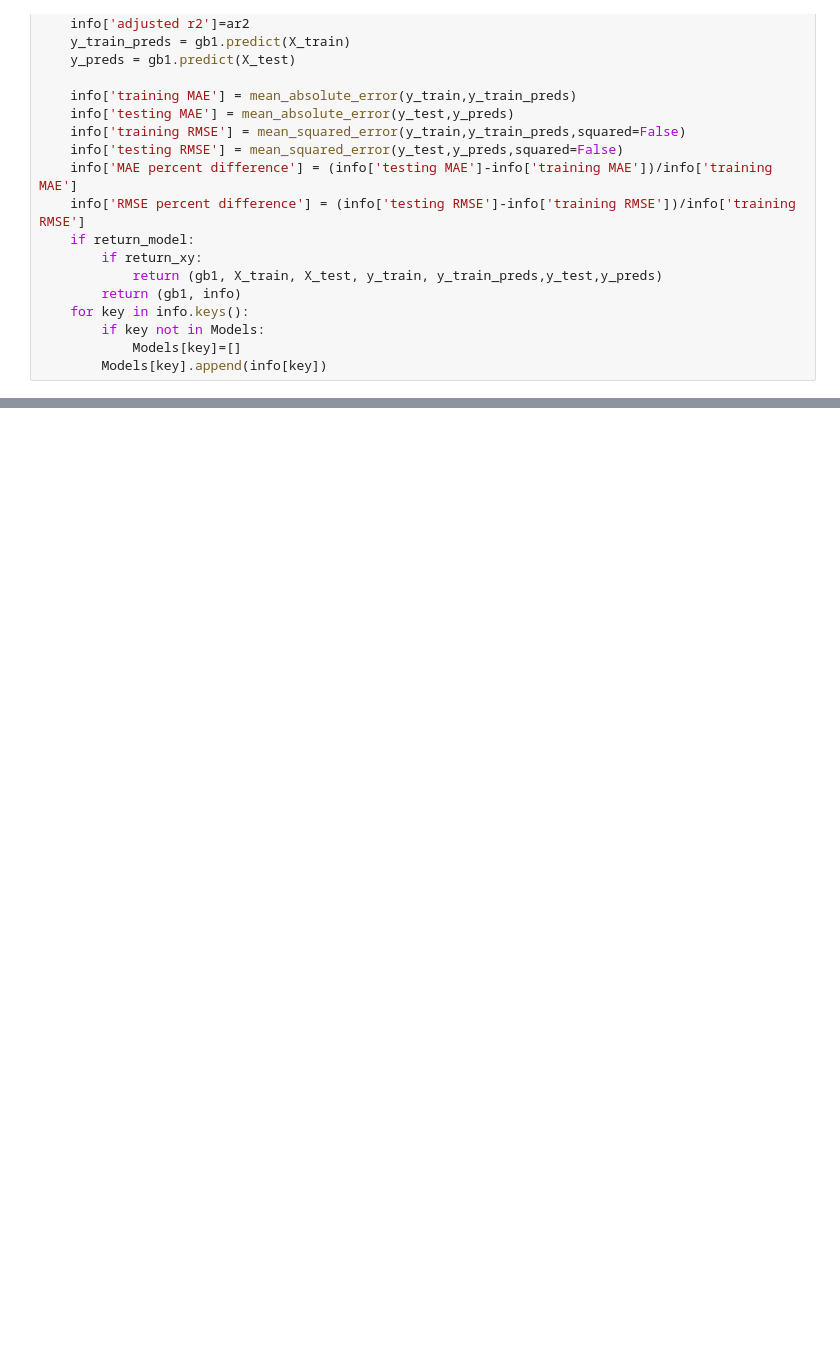
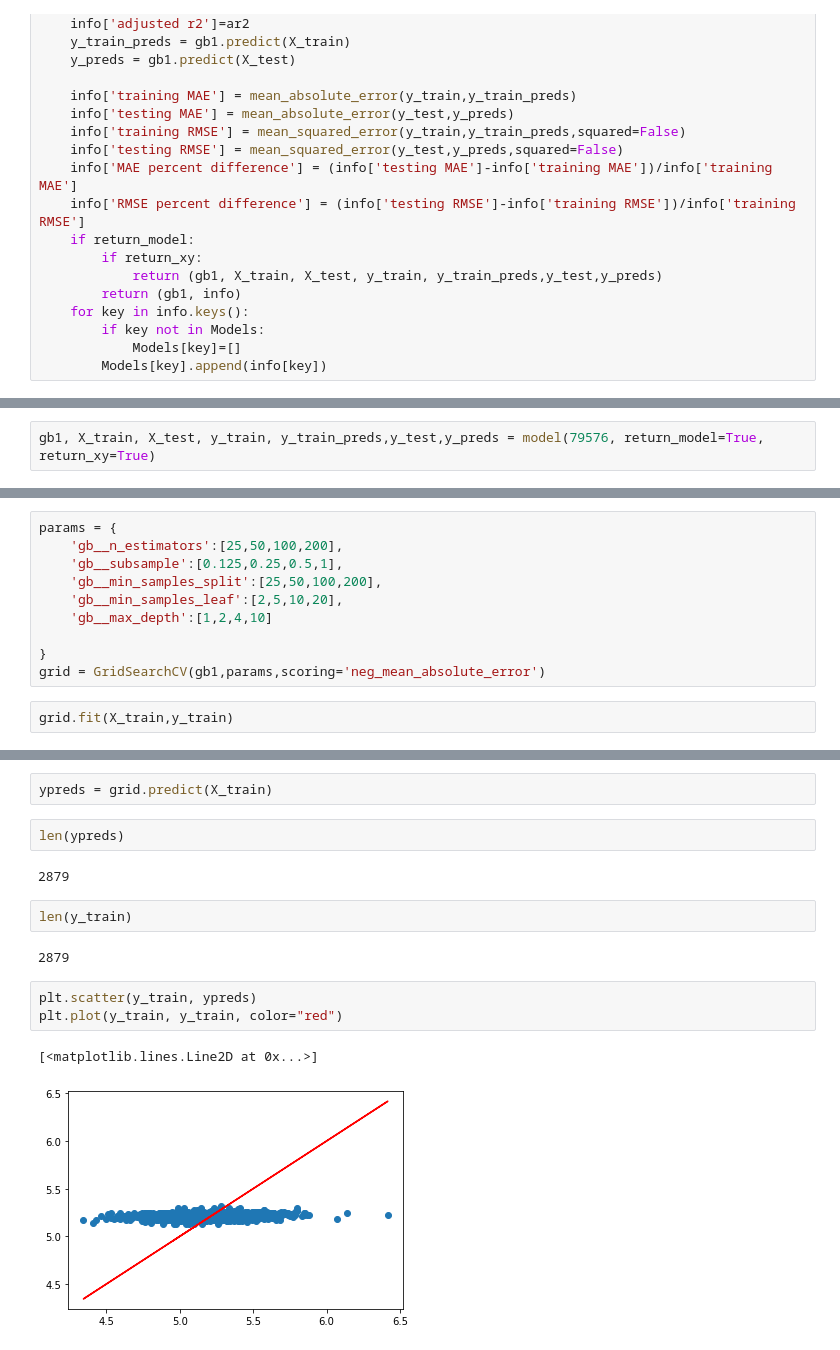
Before and after one commit to mathisme/ThinkfulDSFinalCapstone, a Jupyter notebook: notebooks/GradientBoost.ipynb, the cells around one changed output, grey strips where cells are left out. Drawn from its saved outputs; the diff is of its cells as text; blank space fills up the shorter version.

```diff
--- a/notebooks/GradientBoost.ipynb
+++ b/notebooks/GradientBoost.ipynb
@@ -254,0 +280,2 @@ models.sort_values(by='adjusted r2',ascending=False)
+# %%
+gb1, X_train, X_test, y_train, y_train_preds,y_test,y_preds = model(79576, return_model=True, return_xy=True)
@@ -254,0 +286,12 @@ models.sort_values(by='adjusted r2',ascending=False)
+# %%
+params = {
+    'gb__n_estimators':[25,50,100,200],
+    'gb__subsample':[0.125,0.25,0.5,1],
+    'gb__min_samples_split':[25,50,100,200],
+    'gb__min_samples_leaf':[2,5,10,20],
+    'gb__max_depth':[1,2,4,10]
+
+}
+grid = GridSearchCV(gb1,params,scoring='neg_mean_absolute_error')
+# %%
+grid.fit(X_train,y_train)
@@ -254,0 +315,16 @@ models.sort_values(by='adjusted r2',ascending=False)
+# %%
+ypreds = grid.predict(X_train)
+# %%
+len(ypreds)
+# %% [output]
+2879
+# %%
+len(y_train)
+# %% [output]
+2879
+# %%
+plt.scatter(y_train, ypreds)
+plt.plot(y_train, y_train, color="red")
+# %% [output]
+[<matplotlib.lines.Line2D at 0x...>]
+[figure, added]
```
Also changed, not shown: parts of 5 cells of this notebook, 3 other files.
